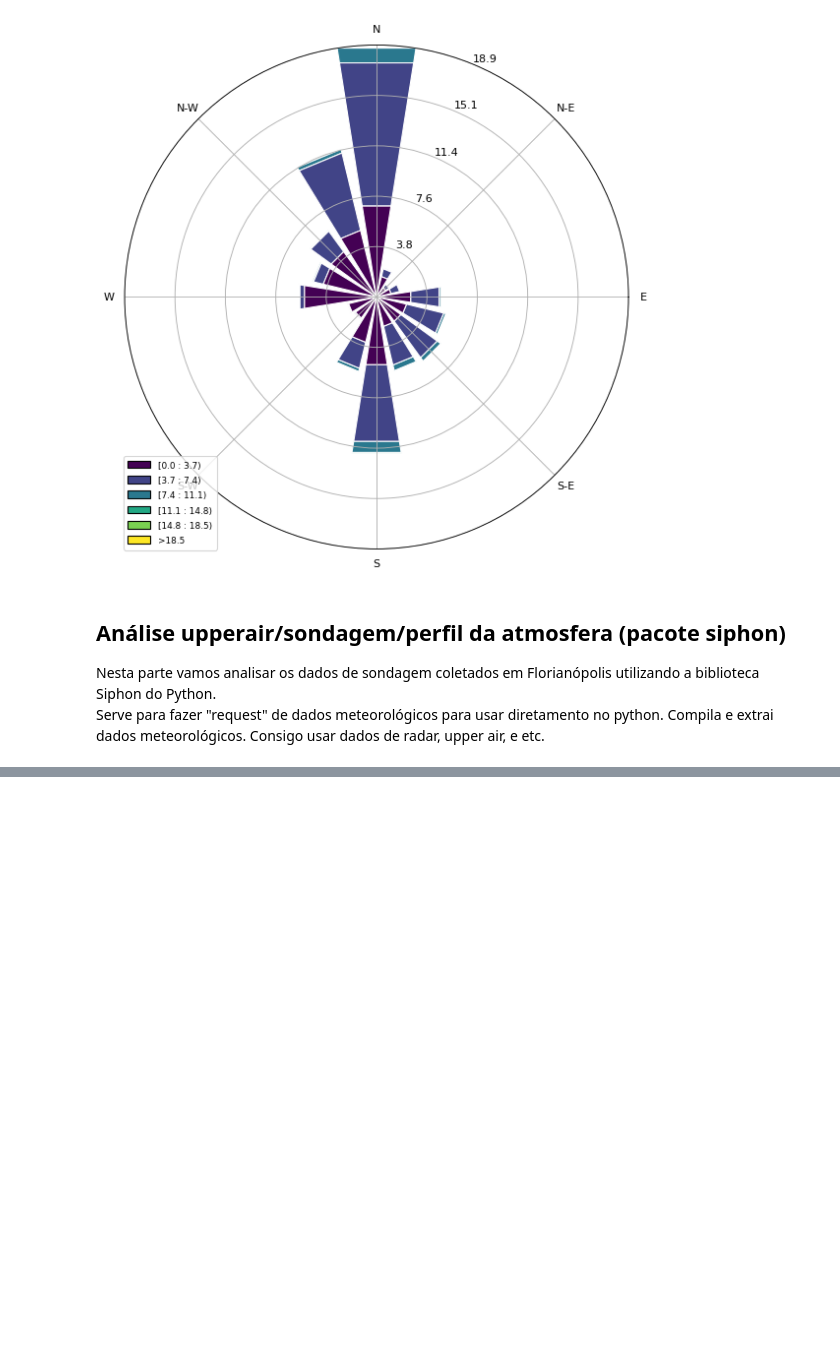
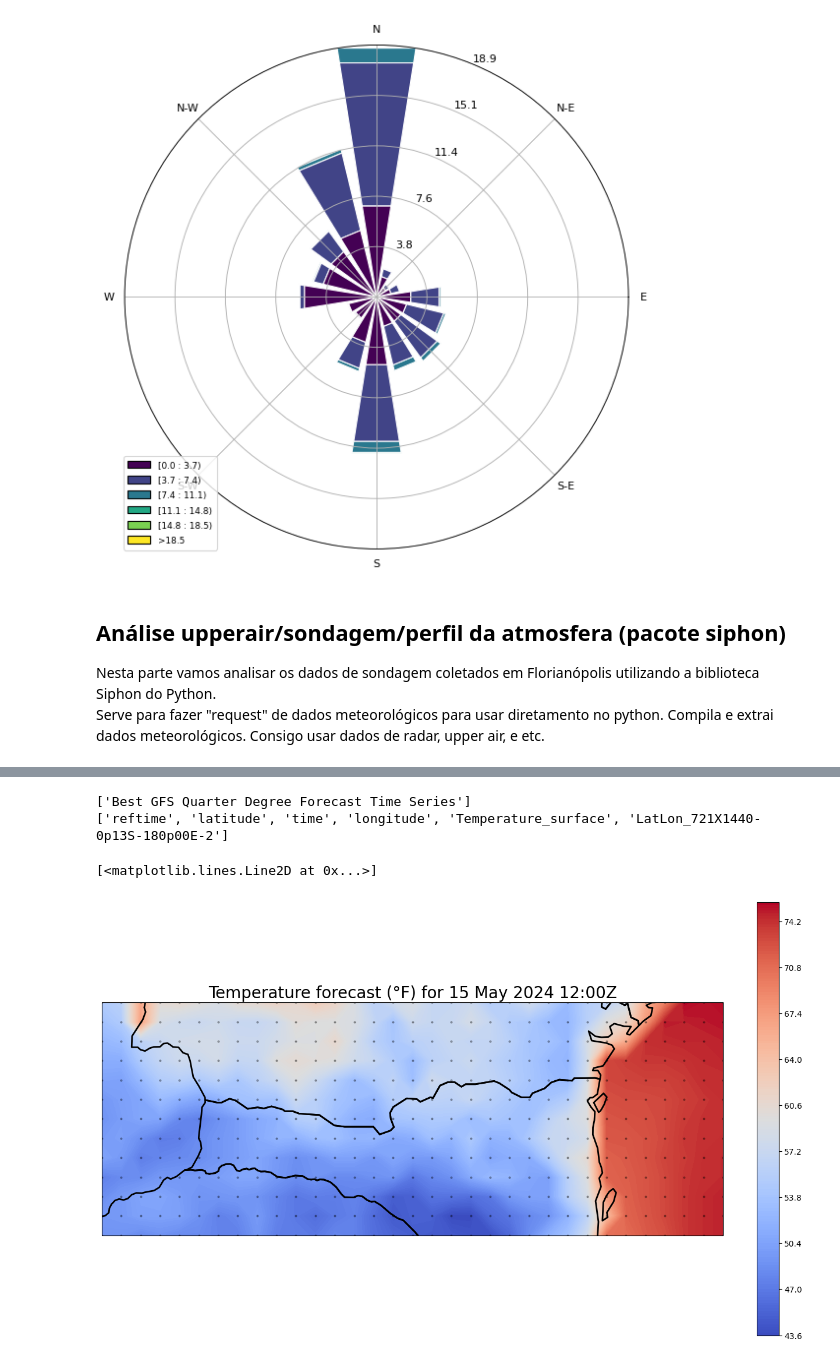
Before and after one commit to Suelensilva22/ENS5173_202401, a Jupyter notebook: Aula_Atividade_02.ipynb, the cells around one changed output, grey strips where cells are left out. Drawn from its saved outputs; the diff is of its cells as text; code cells hidden in the pictures; blank space fills up the shorter version.

```diff
--- a/Aula_Atividade_02.ipynb
+++ b/Aula_Atividade_02.ipynb
@@ -292,0 +371,79 @@ Serve para fazer "request" de dados meteorológicos para usar diretamento no pyt
+# %%
+from datetime import datetime
+
+import cartopy.crs as ccrs
+import cartopy.feature as cfeature
+import matplotlib.pyplot as plt
+from netCDF4 import num2date
+import numpy as np
+
+from siphon.catalog import TDSCatalog
+
+best_gfs = TDSCatalog('http://thredds.ucar.edu/thredds/catalog/grib/NCEP/GFS/'
+                      'Global_0p25deg/catalog.xml?dataset=grib/NCEP/GFS/Global_0p25deg/Best')
+print(list(best_gfs.datasets))
+
+best_ds = best_gfs.datasets[0]
+ncss = best_ds.subset()
+
+query = ncss.query()
+
+query.lonlat_box(north=-25, south=-28, east=-47, west=-55).time(datetime.utcnow())
+query.accept('netcdf4')
+query.variables('Temperature_surface')
+
+data = ncss.get_data(query)
+print(list(data.variables))
+
+temp_var = data.variables['Temperature_surface'] #Pode ser analisado com outras variáveis.
+
+# Time variables can be renamed in GRIB collections. Best to just pull it out of the
+# coordinates attribute on temperature
+time_name = temp_var.coordinates.split()[1]
+time_var = data.variables[time_name]
+lat_var = data.variables['latitude']
+lon_var = data.variables['longitude']
+
+# Get the actual data values and remove any size 1 dimensions
+temp_vals = temp_var[:].squeeze()
+lat_vals = lat_var[:].squeeze()
+lon_vals = lon_var[:].squeeze()
+
+# Convert the number of hours since the reference time to an actual date
+time_val = num2date(time_var[:].squeeze(), time_var.units)
+
+# Convert temps to Fahrenheit from Kelvin
+temp_vals = temp_vals * 1.8 - 459.67
+
+# Combine 1D latitude and longitudes into a 2D grid of locations
+lon_2d, lat_2d = np.meshgrid(lon_vals, lat_vals)
+
+# Create a new figure
+fig = plt.figure(figsize=(15, 12))
+
+# Add the map and set the extent
+ax = plt.axes(projection=ccrs.PlateCarree())
+ax.set_extent([-55., -47., -28, -25])
+
+# Add state boundaries to plot
+ax.add_feature(cfeature.STATES.with_scale('50m'), linewidth=2)
+
+# Contour temperature at each lat/long
+cf = ax.contourf(lon_2d, lat_2d, temp_vals, 200, transform=ccrs.PlateCarree(), zorder=0,
+                 cmap='coolwarm')
+
+# Plot a colorbar to show temperature and reduce the size of it
+plt.colorbar(cf, ax=ax, fraction=0.032)
+
+# Make a title with the time value
+ax.set_title(u'Temperature forecast (\u00b0F) for {0:%d %B %Y %H:%MZ}'.format(time_val),
+             fontsize=20)
+
+# Plot markers for each lat/long to show grid points for 0.25 deg GFS
+ax.plot(lon_2d.flatten(), lat_2d.flatten(), marker='o', color='black', markersize=2,
+        alpha=0.3, transform=ccrs.Geodetic(), zorder=2, linestyle='none')
+# %% [output]
+['Best GFS Quarter Degree Forecast Time Series']
+['reftime', 'latitude', 'time', 'longitude', 'Temperature_surface', 'LatLon_721X1440-0p13S-180p00E-2']
+[<matplotlib.lines.Line2D at 0x...>]
+[figure, added]
```
Also changed, not shown: parts of 8 cells of this notebook.
